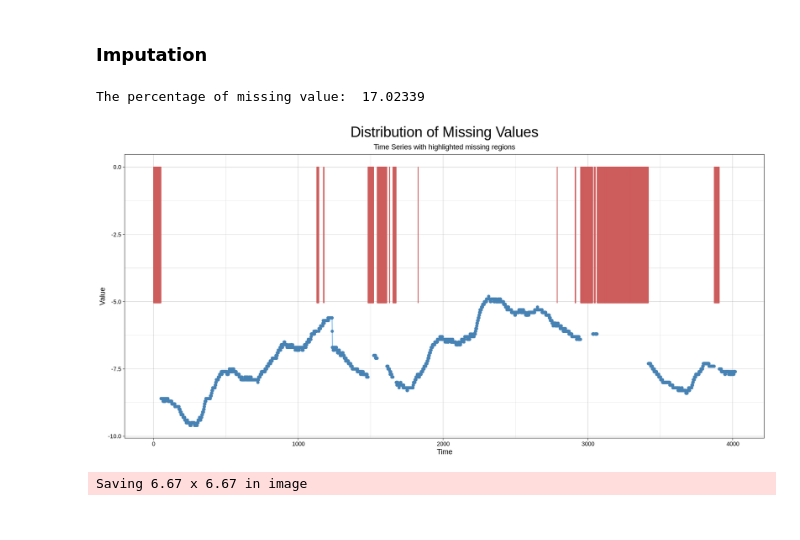
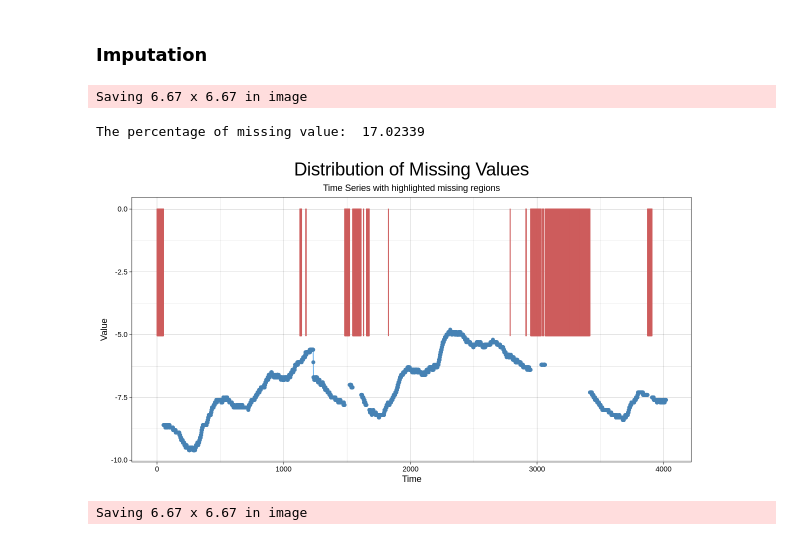
Before and after one commit to hannz88/Time_Series_Analysis_Luco_Aquifer, a Jupyter notebook: Time_series.ipynb, the cells around one changed output. Drawn from its saved outputs; the diff is of its cells as text; code cells hidden in the pictures.

```diff
--- a/Time_series.ipynb
+++ b/Time_series.ipynb
@@ -186,16 +221,18 @@ seastests::isSeasonal(luco_output_ts)
 ### Imputation
 # %%
 # visualise the gap of na
-options(repr.plot.width=14, repr.plot.height=7)
+options(repr.plot.width=10, repr.plot.height=5.5)
 # ggplot_na_distribution(x=luco_output$Depth_to_Groundwater_Podere_Casetta, x_axis_labels = luco_output$Date)
 ggplot_na_distribution(luco_output_ts) +
     ggplot2::theme(plot.title = ggplot2::element_text(hjust = 0.5, size=22)) +
     ggplot2::theme(plot.subtitle = ggplot2::element_text(hjust = 0.5))
+ggsave("Missing_values_ts.png", device = "png", path="/home/han/Projects/ACEA_Water/Images/")
 # pct of missing value
 cat("The percentage of missing value: ", naniar::pct_miss(luco_output_ts), "\n")
 # %% [output]
-The percentage of missing value:  17.02339
+Saving 6.67 x 6.67 in image
+The percentage of missing value:  17.02339
-[figure, old version]
+[figure, new version]
 # %%
 # create a function to visualise the imputed results
 viz_impute <- function(original, imputed, title_size, title){
```
Also changed, not shown: parts of 7 cells of this notebook.
